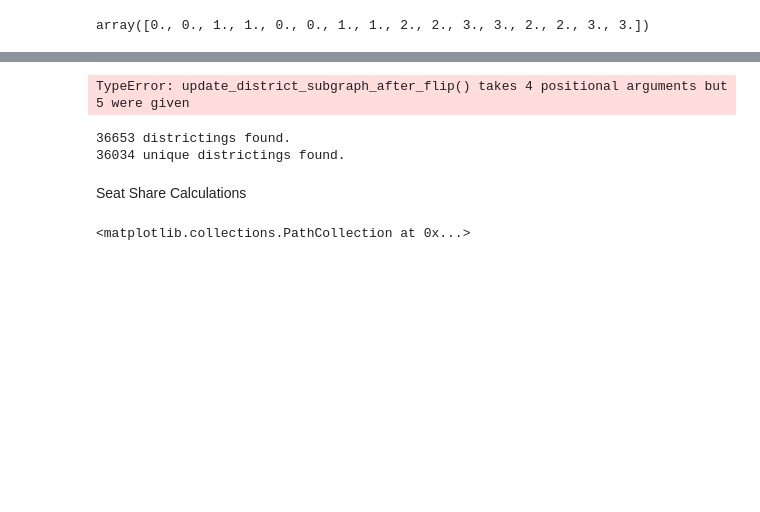
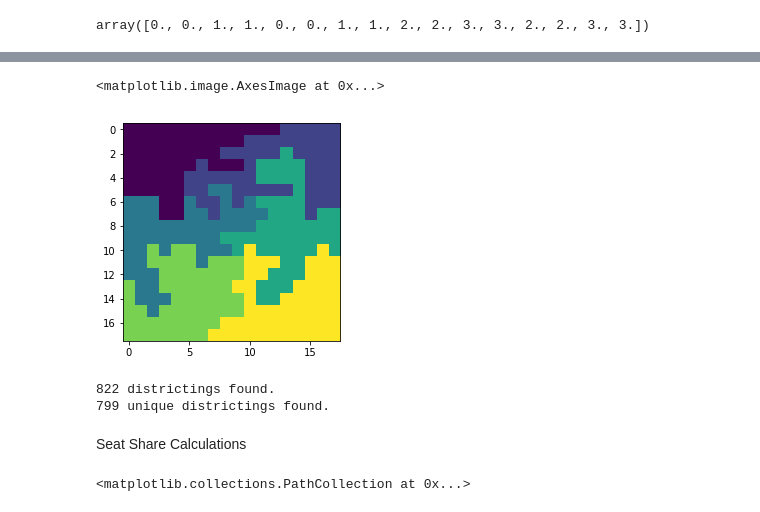
Before and after one commit to gerrymandr/Ising, a Jupyter notebook: Seat Share vs Temperature of Ising Model Simulation.ipynb, the cells around one changed output, grey strips where cells are left out. Saved outputs shown, nothing was run; the diff lists cells and outputs as text; code cells hidden in the pictures; blank space fills up the shorter version.

Commit message:
re-cleaned up district mcmc search

```diff
--- a/Seat Share vs Temperature of Ising Model Simulation.ipynb
+++ b/Seat Share vs Temperature of Ising Model Simulation.ipynb
@@ -229,7 +229,6 @@ for k in range(num_proposals):
     # search for conflicting edge to swap
     still_searching = True
     while still_searching:
-        num_tries += 1
         r = random.randint(0, num_G_edges - 1)
         edge = G_edges[r]
 
@@ -245,43 +244,44 @@ for k in range(num_proposals):
         # only make flip if it won't unbalance the districting
         if district_sizes[int(current_districting[v_base])] > nodes_per_district:
             continue
         if district_sizes[int(current_districting[v_flip])] < nodes_per_district:
             continue
         if current_districting[v_base] != current_districting[v_flip]:
             still_searching = False
 
     # save the original district of v_flip in case the flip isn't accepted
     # flip the district of v_flip to that of v_base
     # update the district graph G_d:
     # - remove all edges connected to v_flip
     # - add edges to v_flip based on new districting
     old_district = current_districting[v_flip]
     district_sizes[int(current_districting[v_base])] += 1
     district_sizes[int(current_districting[v_flip])] -= 1
     current_districting[v_flip] = current_districting[v_base]
     update_district_subgraph_after_flip(G, G_d, v_flip, current_districting)
 
     # if the new districting is valid, add it to the list
     # otherwise undo the changes
     if nx.number_connected_components(G_d) == num_districts:
         districting_copy = copy.deepcopy(current_districting) # without a deep copy, updating the current districting would change those already stored in the districtings list
         districtings.append(districting_copy)
     else:
         current_districting[v_flip] = old_district
         district_sizes[int(current_districting[v_flip])] += 1
         district_sizes[int(current_districting[v_base])] -= 1
-        update_district_subgraph_after_flip(G, G_d, v_base, v_flip, current_districting)
+        update_district_subgraph_after_flip(G, G_d, v_flip, current_districting)
 plt.imshow(current_districting.reshape((18,18)))
 # %% [output]
-TypeError: update_district_subgraph_after_flip() takes 4 positional arguments but 5 were given
+<matplotlib.image.AxesImage at 0x...>
+[figure, added]
 # %%
 # get unique districtings, not identifying those which labels permuted
 unique_districtings = [np.array(x) for x in set(tuple(x) for x in districtings)]
 print(str(len(districtings)) + ' districtings found.')
 print(str(len(unique_districtings)) + ' unique districtings found.')
 # %% [output]
-36653 districtings found.
-36034 unique districtings found.
+822 districtings found.
+799 unique districtings found.
 # %% [markdown]
 Seat Share Calculations
 # %%
```
Also changed, not shown: parts of 3 cells of this notebook.
